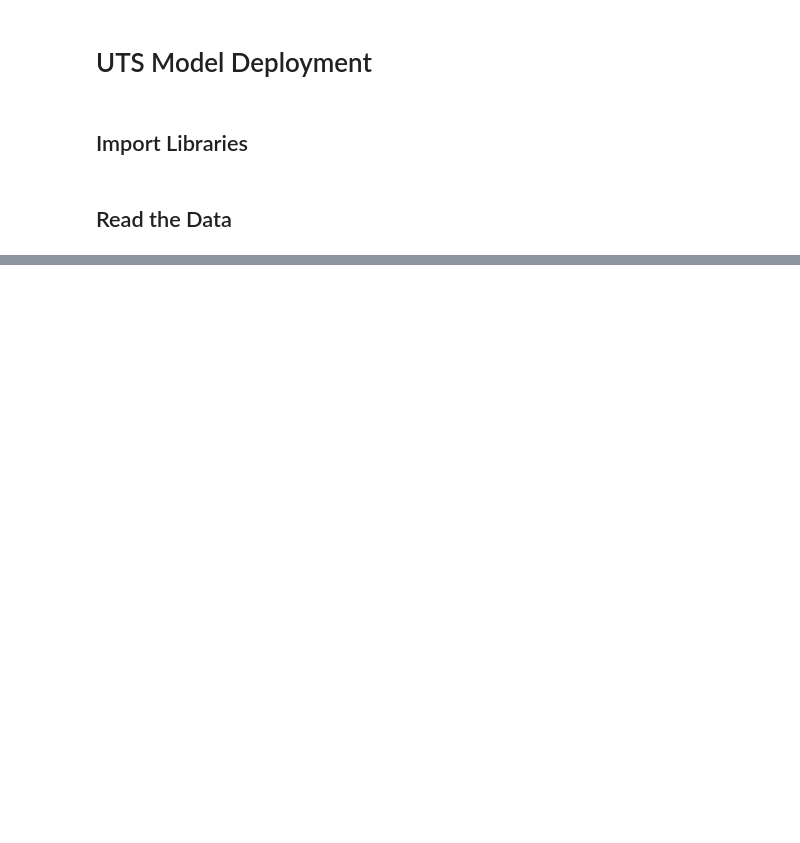
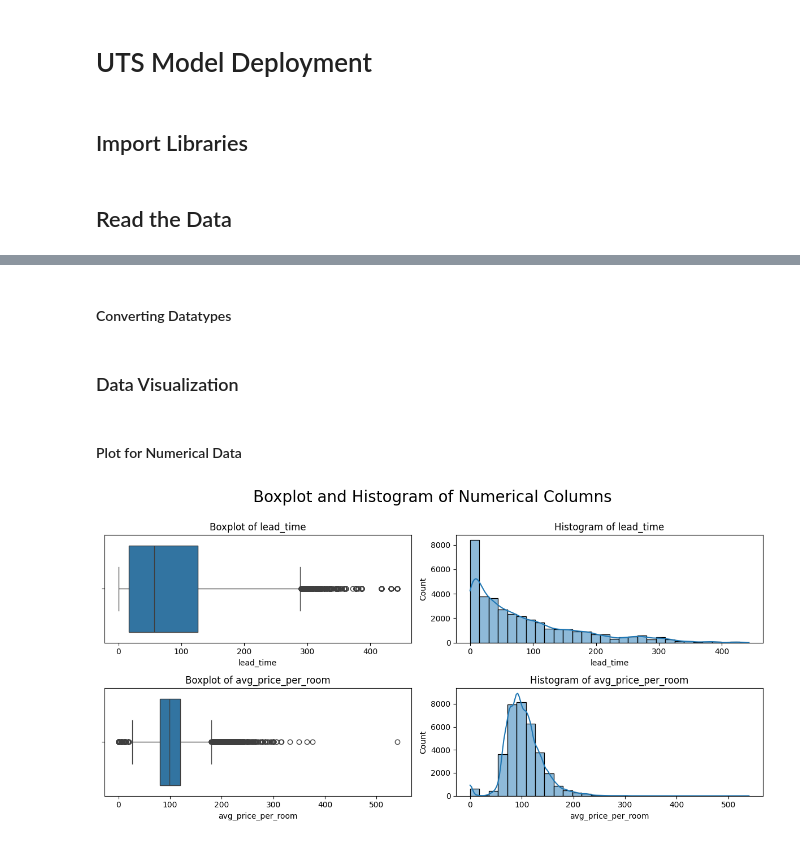
Before and after one commit to Tinnne/Hotel-Booking-Status-Prediction, a Jupyter notebook: Number1_Loan.ipynb, the cells around one changed output, grey strips where cells are left out. Saved outputs shown, nothing was run; the diff lists cells and outputs as text; code cells hidden in the pictures; blank space fills up the shorter version.

```diff
--- a/Number1_Loan.ipynb
+++ b/Number1_Loan.ipynb
@@ -28,0 +117,3 @@ data
+# %%
+for col in data.columns:
+    print(f"{col}: {data[col].nunique()}")
@@ -28,0 +140,6 @@ data
+# %%
+for col in data.columns:
+    unique_vals = data[col].unique()
+    if len(unique_vals) < 60:
+        sorted_unique = pd.Series(unique_vals).sort_values().tolist()
+        print(f"{col:<40}: {sorted_unique}")
@@ -28,0 +165,28 @@ data
+# %% [markdown]
+#### Converting Datatypes
+# %% [markdown]
+### Data Visualization
+# %% [markdown]
+#### Plot for Numerical Data
+# %%
+num_cols = ["lead_time", "avg_price_per_room"]
+cat_cols = ["no_of_adults", "no_of_children", "no_of_week_nights", "type_of_meal_plan", "required_car_parking_space", "room_type_reserved", "arrival_year", "arrival_month", "arrival_date", "market_segment_type", "repeated_guest", "no_of_previous_cancellations", "no_of_previous_bookings_not_canceled", "no_of_special_requests", "booking_status"]
+# %%
+def num_plot(data):
+    n = len(num_cols)
+    fig, axes = plt.subplots(nrows=n, ncols=2, figsize=(12, 3 * n))
+
+    for i, col in enumerate(num_cols):
+        sns.boxplot(x=data[col], ax=axes[i, 0])
+        axes[i, 0].set_title(f'Boxplot of {col}')
+
+        sns.histplot(data[col], kde=True, bins=30, ax=axes[i, 1])
+        axes[i, 1].set_title(f'Histogram of {col}')
+
+    fig.suptitle("Boxplot and Histogram of Numerical Columns", fontsize=20, y=1)
+    plt.tight_layout()
+    plt.show()
+# %%
+num_plot(data)
+# %% [output]
+[figure, added]
```
Also changed, not shown: parts of 34 cells of this notebook, 1 other file.
